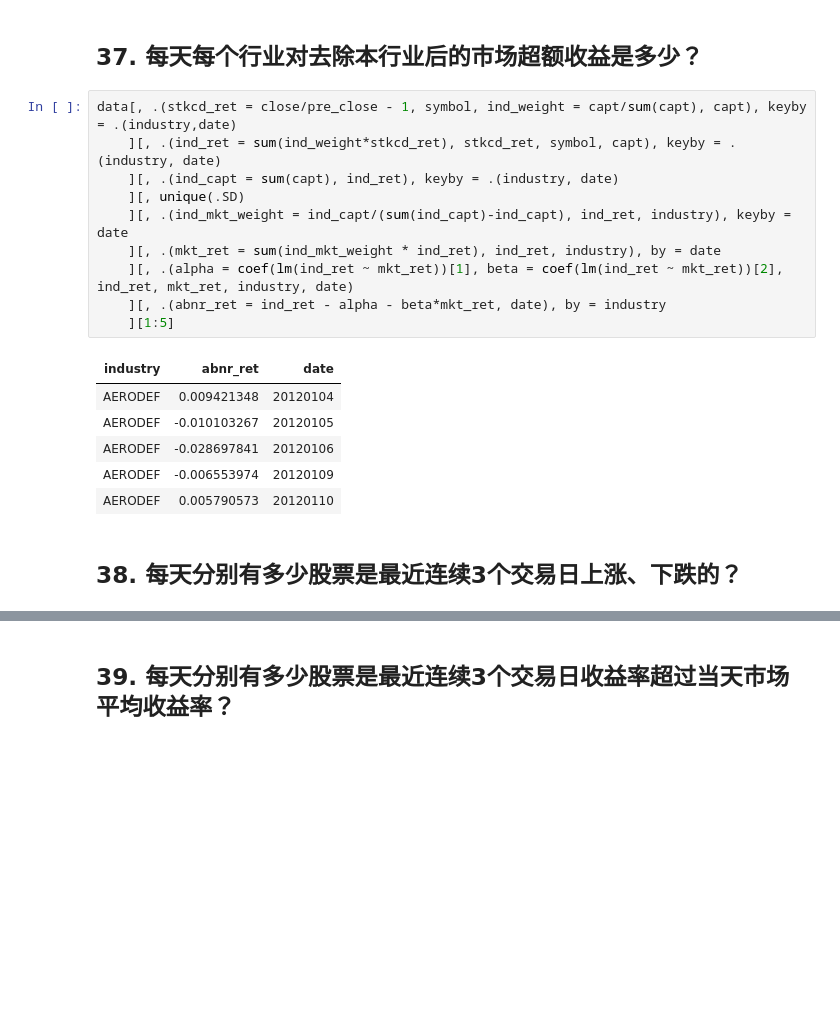
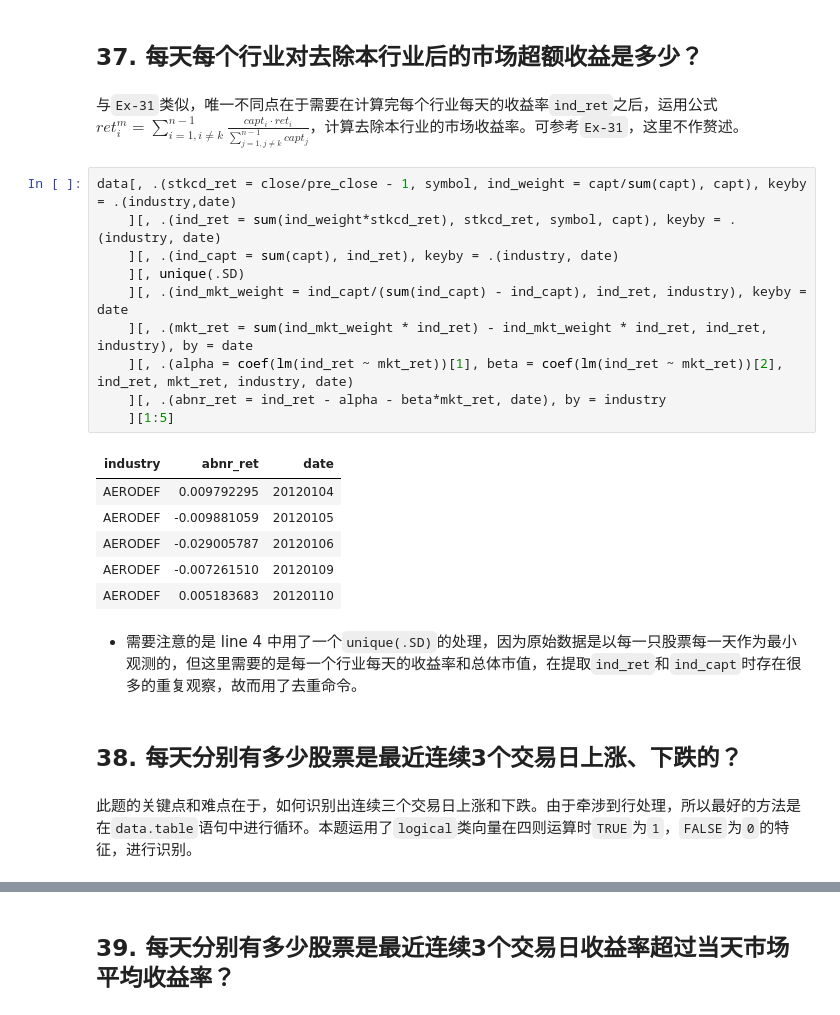
Before and after one commit to Ravin515/r-data-practice, a Jupyter notebook: answer-keys.ipynb, the cells around one changed output, grey strips where cells are left out. Drawn from its saved outputs; the diff is of its cells as text; blank space fills up the shorter version.

```diff
--- a/answer-keys.ipynb
+++ b/answer-keys.ipynb
@@ -857,25 +859,31 @@ data[, .(stkcd_ret = close/pre_close - 1, symbol, ind_weight = capt/sum(capt), c
 | AERODEF | 0.005342716 | 20120110 |
 # %% [markdown]
 ## 37. 每天每个行业对去除本行业后的市场超额收益是多少？
+# %% [markdown]
+与`Ex-31`类似，唯一不同点在于需要在计算完每个行业每天的收益率`ind_ret`之后，运用公式 $ ret^m_i = \sum_{i = 1, i \ne k}^{n-1} \frac {capt_i \cdot ret_i}{\sum_{j = 1, j \ne k}^{n-1} capt_j} $，计算去除本行业的市场收益率。可参考`Ex-31`，这里不作赘述。
 # %%
 data[, .(stkcd_ret = close/pre_close - 1, symbol, ind_weight = capt/sum(capt), capt), keyby = .(industry,date)
     ][, .(ind_ret = sum(ind_weight*stkcd_ret), stkcd_ret, symbol, capt), keyby = .(industry, date)
     ][, .(ind_capt = sum(capt), ind_ret), keyby = .(industry, date)
     ][, unique(.SD)
-    ][, .(ind_mkt_weight = ind_capt/(sum(ind_capt)-ind_capt), ind_ret, industry), keyby = date
-    ][, .(mkt_ret = sum(ind_mkt_weight * ind_ret), ind_ret, industry), by = date
+    ][, .(ind_mkt_weight = ind_capt/(sum(ind_capt) - ind_capt), ind_ret, industry), keyby = date
+    ][, .(mkt_ret = sum(ind_mkt_weight * ind_ret) - ind_mkt_weight * ind_ret, ind_ret, industry), by = date
     ][, .(alpha = coef(lm(ind_ret ~ mkt_ret))[1], beta = coef(lm(ind_ret ~ mkt_ret))[2], ind_ret, mkt_ret, industry, date)
     ][, .(abnr_ret = ind_ret - alpha - beta*mkt_ret, date), by = industry
     ][1:5]
 # %% [output]
 | industry | abnr_ret | date |
-| AERODEF | 0.009421348 | 20120104 |
-| AERODEF | -0.010103267 | 20120105 |
-| AERODEF | -0.028697841 | 20120106 |
-| AERODEF | -0.006553974 | 20120109 |
-| AERODEF | 0.005790573 | 20120110 |
+| AERODEF | 0.009792295 | 20120104 |
+| AERODEF | -0.009881059 | 20120105 |
+| AERODEF | -0.029005787 | 20120106 |
+| AERODEF | -0.007261510 | 20120109 |
+| AERODEF | 0.005183683 | 20120110 |
+# %% [markdown]
+- 需要注意的是 line 4 中用了一个`unique(.SD)`的处理，因为原始数据是以每一只股票每一天作为最小观测的，但这里需要的是每一个行业每天的收益率和总体市值，在提取`ind_ret`和`ind_capt`时存在很多的重复观察，故而用了去重命令。
 # %% [markdown]
 ## 38. 每天分别有多少股票是最近连续3个交易日上涨、下跌的？
+# %% [markdown]
+此题的关键点和难点在于，如何识别出连续三个交易日上涨和下跌。由于牵涉到行处理，所以最好的方法是在`data.table`语句中进行循环。本题运用了`logical`类向量在四则运算时`TRUE`为`1`，`FALSE`为`0`的特征，进行识别。
 # %%
 data[, .(stkcd_ret = close/pre_close - 1), keyby = .(symbol, date)
     ][, {
```
Also changed, not shown: parts of 10 cells of this notebook, 1 other file.
